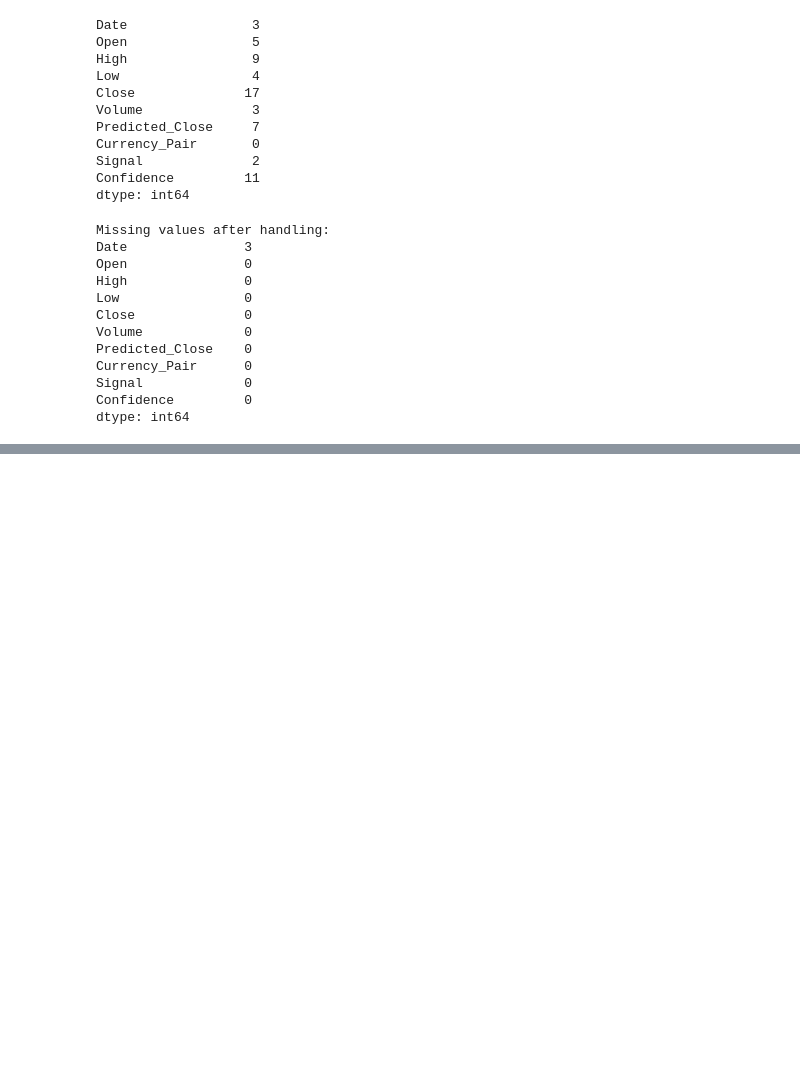
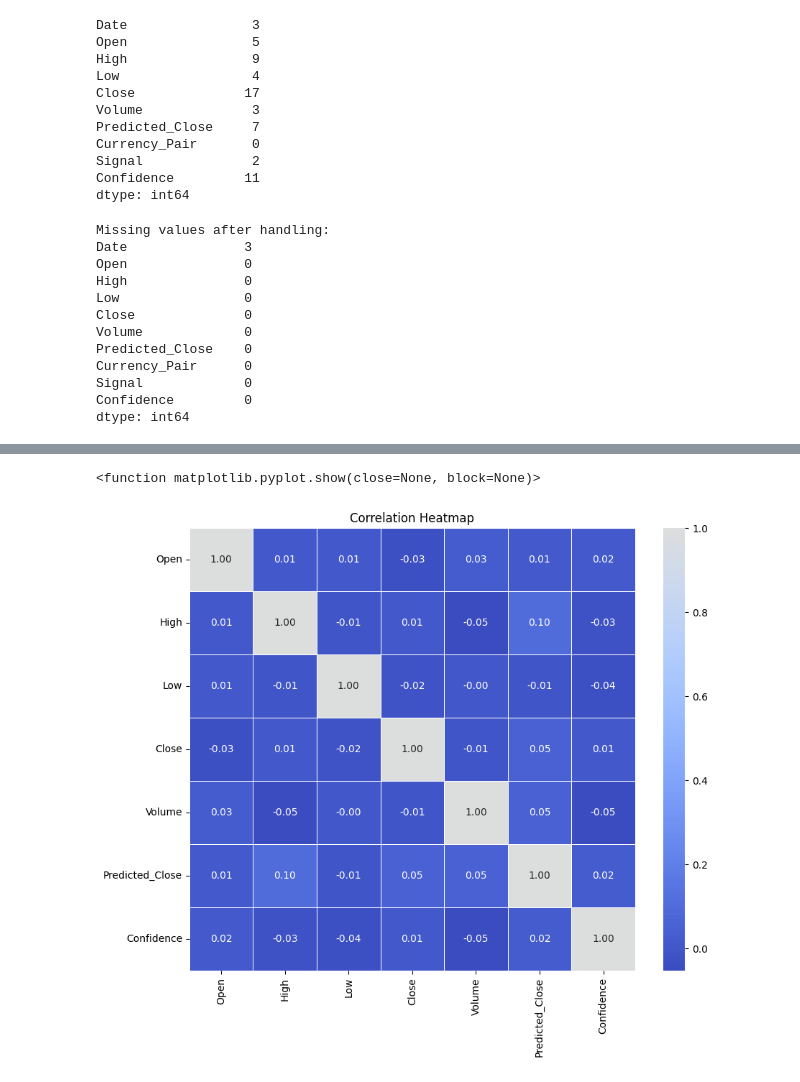
Before and after one commit to Tusiime-J/Datascience1, a Jupyter notebook: day3/forexpredictions.ipynb, the cells around one changed output, grey strips where cells are left out. Saved outputs shown, nothing was run; the diff lists cells and outputs as text; code cells hidden in the pictures; blank space fills up the shorter version.

```diff
--- a/day3/forexpredictions.ipynb
+++ b/day3/forexpredictions.ipynb
@@ -149,10 +149,6 @@ for col in price_cols:
     if col in df.columns:
         #remove extreme outliers (beyond 3 standard deviation)
         mean = df[col].mean()
-        std_dev = df[col].std()
-        df[col] = df[col].apply(lambda x: x if (mean - 3 * std_dev < x < mean + 3 * std_dev) else np.nan)
-# Fill NaN values in price columns with the median
+        std = df[col].std()
+        df[col] = np.where((df[col] < mean - 3*std) | (df[col] > mean + 3*std), np.nan, df[col])
         df[col] = df[col].fillna(df[col].median())
-# Check data types after conversion
-print("Data types after conversion:")
-print(df.dtypes)
@@ -171,0 +161,11 @@ dtype: object
+# %%
+#remove duplicates
+df = df.drop_duplicates()
+print("Number of rows after removing duplicates: ", df.shape[0])
+#check for duplicates dates
+print("Number of duplicates dates: ", df['Date'].duplicated().sum())
+#remove duplicate dates
+df = df.drop_duplicates(subset=['Date'], keep = 'first')
+
+#shape
+df.shape
@@ -171,0 +200,14 @@ dtype: object
+# %%
+#analysis
+#correlation analysis
+#calculate correlation matrix
+corr_matrix = df[['Open', 'High', 'Low', 'Close', 'Volume', 'Predicted_Close', 'Confidence']].corr()
+
+#plot the correlation heatmap
+plt.figure(figsize=(10, 8))
+sns.heatmap(corr_matrix, annot=True, cmap='coolwarm', fmt='.2f', linewidths=0.5, center=True)
+plt.title('Correlation Heatmap')
+plt.show
+# %% [output]
+<function matplotlib.pyplot.show(close=None, block=None)>
+[figure, added]
```
Also changed, not shown: parts of 8 cells of this notebook.
